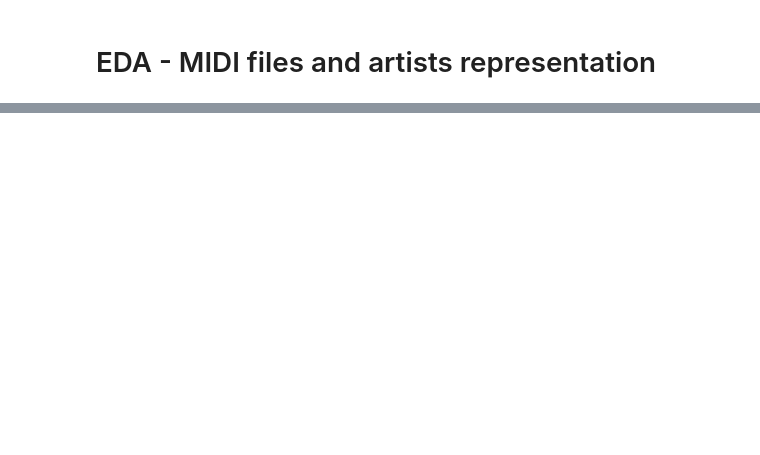
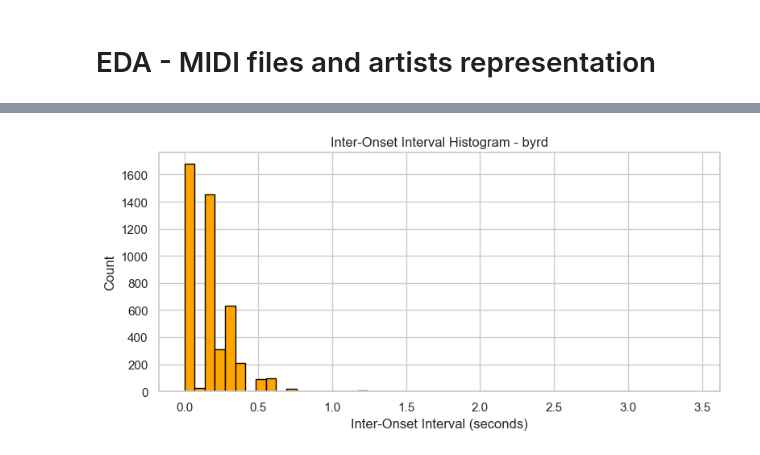
Before and after one commit to victorhg/aai511-final-project-group6, a Jupyter notebook: notebooks/EDA_informations.ipynb, the cells around one changed output, grey strips where cells are left out. Saved outputs shown, nothing was run; the diff lists cells and outputs as text; code cells hidden in the pictures; blank space fills up the shorter version.

```diff
--- a/notebooks/EDA_informations.ipynb
+++ b/notebooks/EDA_informations.ipynb
@@ -74,0 +153,30 @@ visualize_midi(midi_data)
+# %%
+import numpy as np
+import matplotlib.pyplot as plt
+
+def get_inter_onset_intervals(midi_data):
+    # Collect all note start times
+    onsets = []
+    for instrument in midi_data.instruments:
+        for note in instrument.notes:
+            onsets.append(note.start)
+    onsets = np.sort(onsets)
+    # Compute differences between consecutive onsets
+    iois = np.diff(onsets)
+    return iois
+
+artist = 'byrd'
+all_iois = []
+for midi in artist_midi_dict[artist]:
+    iois = get_inter_onset_intervals(midi)
+    all_iois.extend(iois)
+
+plt.figure(figsize=(8, 4))
+plt.hist(all_iois, bins=50, color='orange', edgecolor='black')
+plt.xlabel('Inter-Onset Interval (seconds)')
+plt.ylabel('Count')
+plt.title(f'Inter-Onset Interval Histogram - {artist}')
+plt.tight_layout()
+plt.show()
+# %% [output]
+[figure, added]
```
Also changed, not shown: parts of 11 cells of this notebook.
